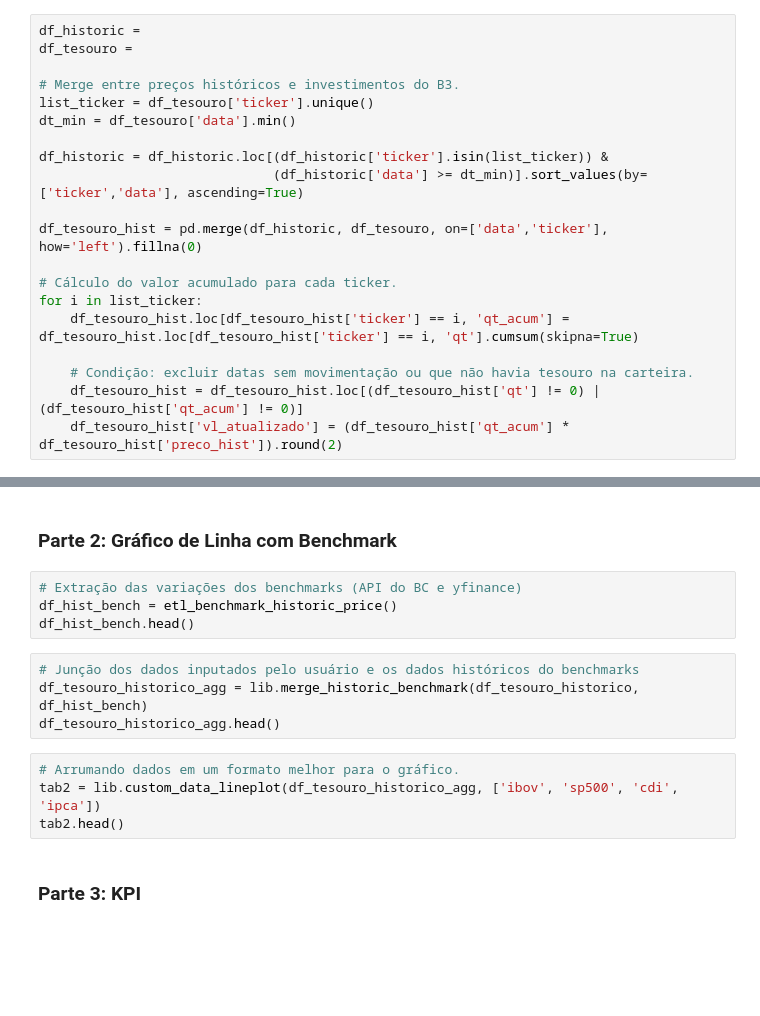
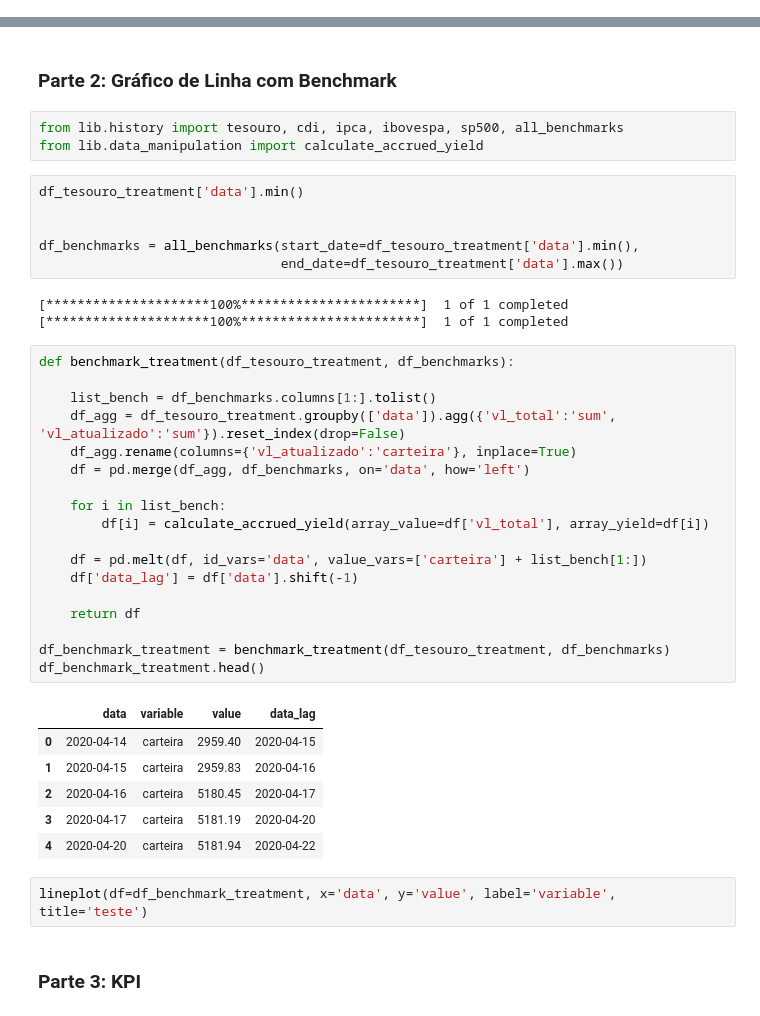
Before and after one commit to rknagao/b3-report, a Jupyter notebook: src/manutencao.ipynb, the cells around one changed output, grey strips where cells are left out. Cells and saved outputs as stored; diff of their text form; blank space fills up the shorter version.

```diff
--- a/src/manutencao.ipynb
+++ b/src/manutencao.ipynb
@@ -220,20 +215,0 @@ Timestamp('2004-12-31 00:00:00')
-# %%
-df_historic =
-df_tesouro =
-
-# Merge entre preços históricos e investimentos do B3.
-list_ticker = df_tesouro['ticker'].unique()
-dt_min = df_tesouro['data'].min()
-
-df_historic = df_historic.loc[(df_historic['ticker'].isin(list_ticker)) &
-                              (df_historic['data'] >= dt_min)].sort_values(by=['ticker','data'], ascending=True)
-
-df_tesouro_hist = pd.merge(df_historic, df_tesouro, on=['data','ticker'], how='left').fillna(0)
-
-# Cálculo do valor acumulado para cada ticker.
-for i in list_ticker:
-    df_tesouro_hist.loc[df_tesouro_hist['ticker'] == i, 'qt_acum'] = df_tesouro_hist.loc[df_tesouro_hist['ticker'] == i, 'qt'].cumsum(skipna=True)
-
-    # Condição: excluir datas sem movimentação ou que não havia tesouro na carteira.
-    df_tesouro_hist = df_tesouro_hist.loc[(df_tesouro_hist['qt'] != 0) | (df_tesouro_hist['qt_acum'] != 0)]
-    df_tesouro_hist['vl_atualizado'] = (df_tesouro_hist['qt_acum'] * df_tesouro_hist['preco_hist']).round(2)
@@ -262,17 +229,44 @@ tab1
 # %% [markdown]
 ### Parte 2: Gráfico de Linha com Benchmark
-# %%
-# Extração das variações dos benchmarks (API do BC e yfinance)
-df_hist_bench = etl_benchmark_historic_price()
-df_hist_bench.head()
-# %%
-# Junção dos dados inputados pelo usuário e os dados históricos do benchmarks
-df_tesouro_historico_agg = lib.merge_historic_benchmark(df_tesouro_historico, df_hist_bench)
-df_tesouro_historico_agg.head()
-# %%
-# Arrumando dados em um formato melhor para o gráfico.
-tab2 = lib.custom_data_lineplot(df_tesouro_historico_agg, ['ibov', 'sp500', 'cdi', 'ipca'])
-tab2.head()
+# %%
+from lib.history import tesouro, cdi, ipca, ibovespa, sp500, all_benchmarks
+from lib.data_manipulation import calculate_accrued_yield
+# %%
+df_tesouro_treatment['data'].min()
+
+
+df_benchmarks = all_benchmarks(start_date=df_tesouro_treatment['data'].min(),
+                               end_date=df_tesouro_treatment['data'].max())
+# %% [output]
+[*********************100%***********************]  1 of 1 completed
+[*********************100%***********************]  1 of 1 completed
+# %%
+def benchmark_treatment(df_tesouro_treatment, df_benchmarks):
+
+    list_bench = df_benchmarks.columns[1:].tolist()
+    df_agg = df_tesouro_treatment.groupby(['data']).agg({'vl_total':'sum', 'vl_atualizado':'sum'}).reset_index(drop=False)
+    df_agg.rename(columns={'vl_atualizado':'carteira'}, inplace=True)
+    df = pd.merge(df_agg, df_benchmarks, on='data', how='left')
+
+    for i in list_bench:
+        df[i] = calculate_accrued_yield(array_value=df['vl_total'], array_yield=df[i])
+
+    df = pd.melt(df, id_vars='data', value_vars=['carteira'] + list_bench[1:])
+    df['data_lag'] = df['data'].shift(-1)
+
+    return df
+
+df_benchmark_treatment = benchmark_treatment(df_tesouro_treatment, df_benchmarks)
+df_benchmark_treatment.head()
+# %% [output]
+|  | data | variable | value | data_lag |
+| 0 | 2020-04-14 | carteira | 2959.40 | 2020-04-15 |
+| 1 | 2020-04-15 | carteira | 2959.83 | 2020-04-16 |
+| 2 | 2020-04-16 | carteira | 5180.45 | 2020-04-17 |
+| 3 | 2020-04-17 | carteira | 5181.19 | 2020-04-20 |
+| 4 | 2020-04-20 | carteira | 5181.94 | 2020-04-22 |
+# %%
+lineplot(df=df_benchmark_treatment, x='data', y='value', label='variable', title='teste')
 # %% [markdown]
 ### Parte 3: KPI
 # %%
```
Also changed, not shown: parts of 13 cells of this notebook, 6 other files.
